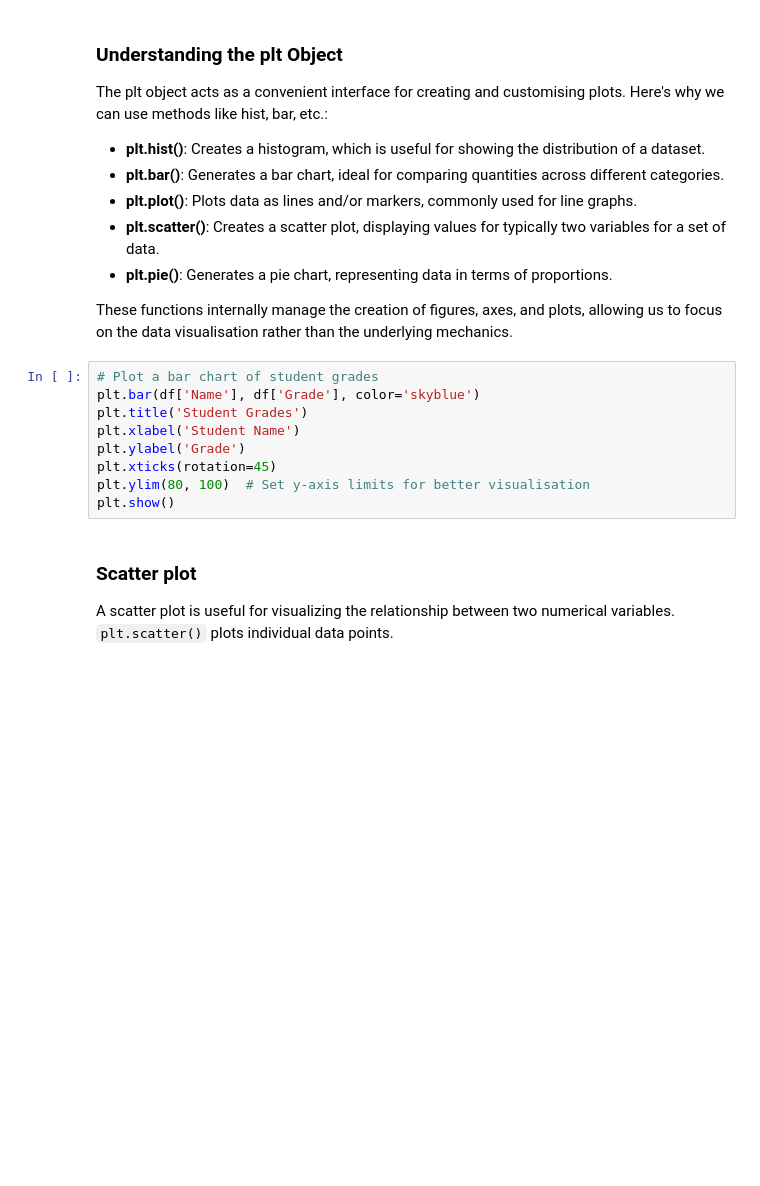
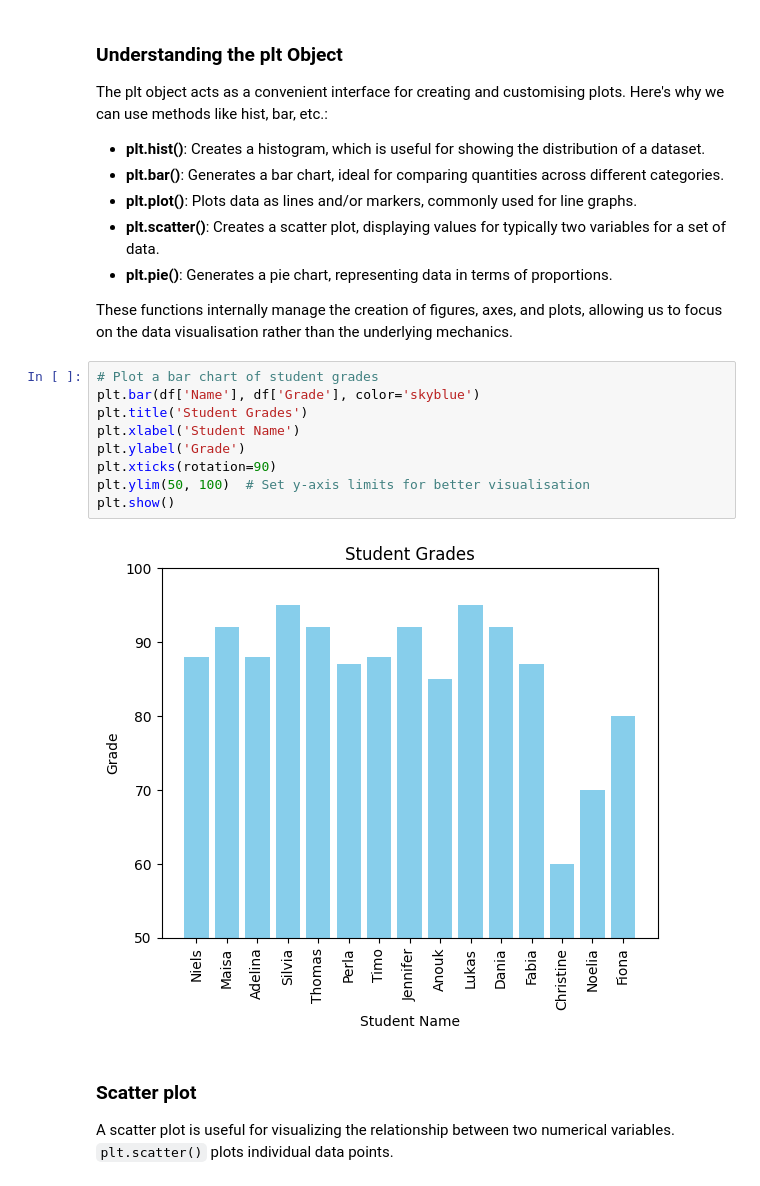
Before and after one commit to fleshgordo/dataexploration, a Jupyter notebook: DataExploration.ipynb, the cells around one changed output. Cells and saved outputs as stored; diff of their text form; blank space fills up the shorter version.

```diff
--- a/DataExploration.ipynb
+++ b/DataExploration.ipynb
@@ -197,12 +419,14 @@ These functions internally manage the creation of figures, axes, and plots, allo
 # %%
 # Plot a bar chart of student grades
 plt.bar(df['Name'], df['Grade'], color='skyblue')
 plt.title('Student Grades')
 plt.xlabel('Student Name')
 plt.ylabel('Grade')
-plt.xticks(rotation=45)
-plt.ylim(80, 100)  # Set y-axis limits for better visualisation
+plt.xticks(rotation=90)
+plt.ylim(50, 100)  # Set y-axis limits for better visualisation
 plt.show()
+# %% [output]
+[figure, added]
 # %% [markdown]
 ### Scatter plot
 
```
Also changed, not shown: parts of 72 cells of this notebook.
